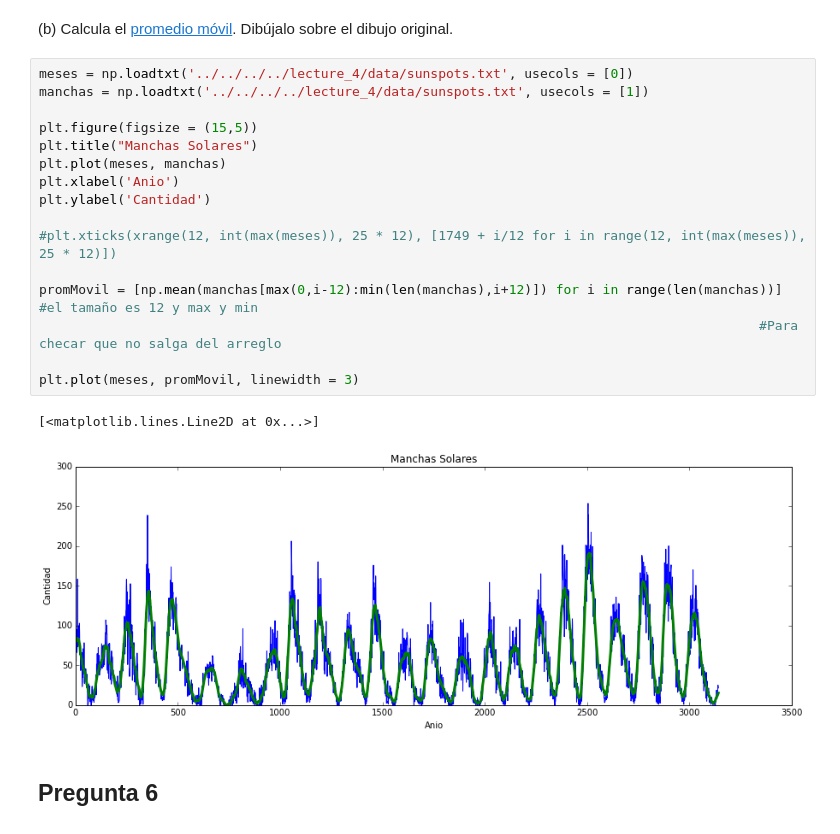
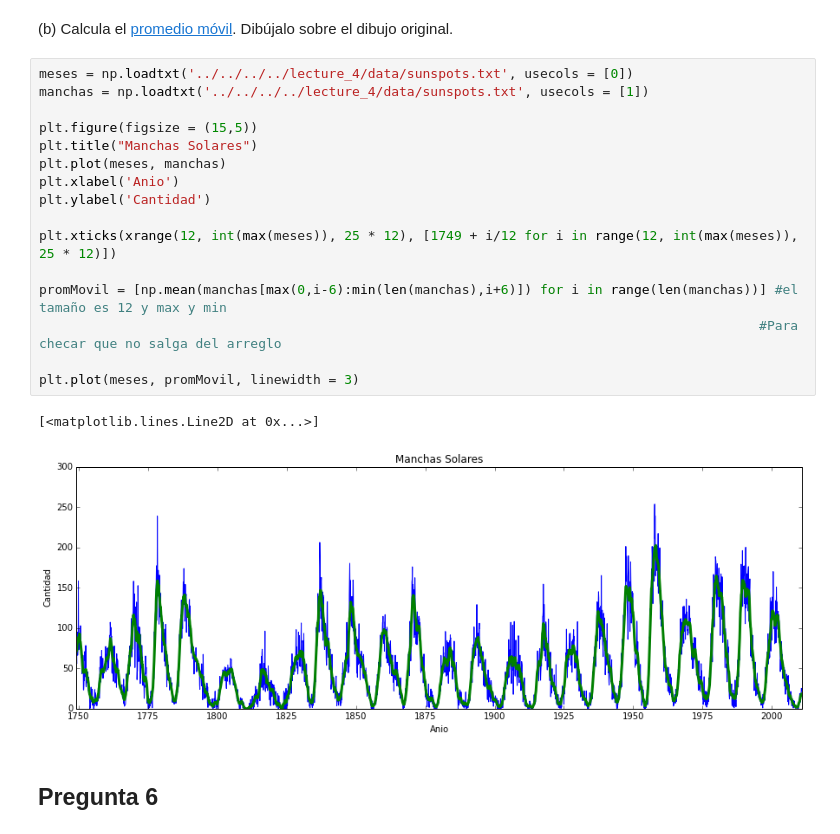
Before and after one commit to terandes/mate-computacional, a Jupyter notebook: alumnos/diegoteran/Tareas/03Marzo/NumPy_tarea.ipynb, the cells around one changed output. Cells and saved outputs as stored; diff of their text form.

```diff
--- a/alumnos/diegoteran/Tareas/03Marzo/NumPy_tarea.ipynb
+++ b/alumnos/diegoteran/Tareas/03Marzo/NumPy_tarea.ipynb
@@ -156,22 +156,22 @@ plt.xticks(range(12, int(max(mes)), 25 * 12), [1749 + i/12 for i in range(12, in
 # %%
 meses = np.loadtxt('../../../../lecture_4/data/sunspots.txt', usecols = [0])
 manchas = np.loadtxt('../../../../lecture_4/data/sunspots.txt', usecols = [1])
 
 plt.figure(figsize = (15,5))
 plt.title("Manchas Solares")
 plt.plot(meses, manchas)
 plt.xlabel('Anio')
 plt.ylabel('Cantidad')
 
-#plt.xticks(xrange(12, int(max(meses)), 25 * 12), [1749 + i/12 for i in range(12, int(max(meses)), 25 * 12)])
+plt.xticks(xrange(12, int(max(meses)), 25 * 12), [1749 + i/12 for i in range(12, int(max(meses)), 25 * 12)])
 
-promMovil = [np.mean(manchas[max(0,i-12):min(len(manchas),i+12)]) for i in range(len(manchas))] #el tamaño es 12 y max y min
+promMovil = [np.mean(manchas[max(0,i-6):min(len(manchas),i+6)]) for i in range(len(manchas))] #el tamaño es 12 y max y min
                                                                                             #Para checar que no salga del arreglo
 
 plt.plot(meses, promMovil, linewidth = 3)
 # %% [output]
 [<matplotlib.lines.Line2D at 0x...>]
-[figure, old version]
+[figure, new version]
 # %% [markdown]
 ## Pregunta 6
 # %% [markdown]
```
